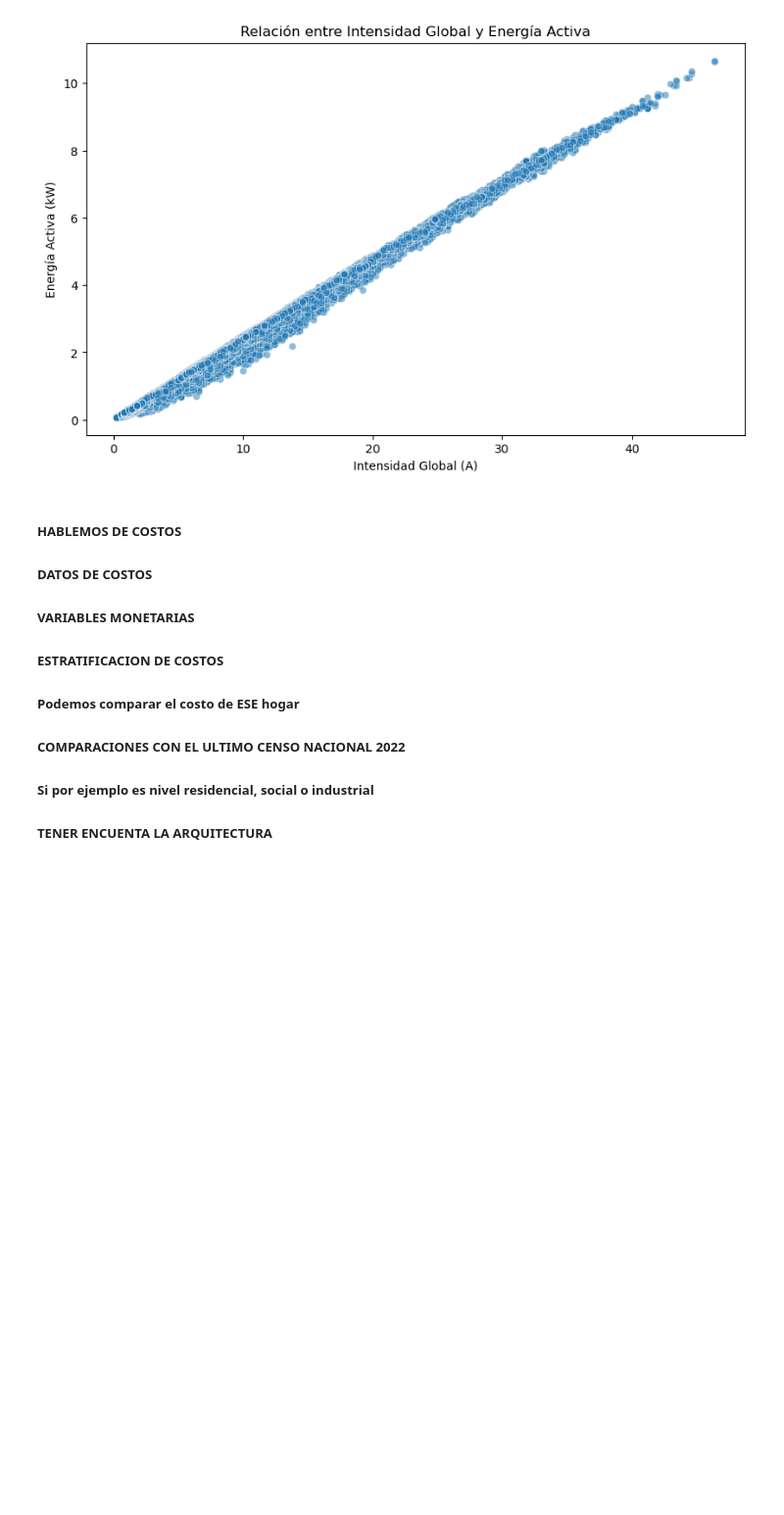
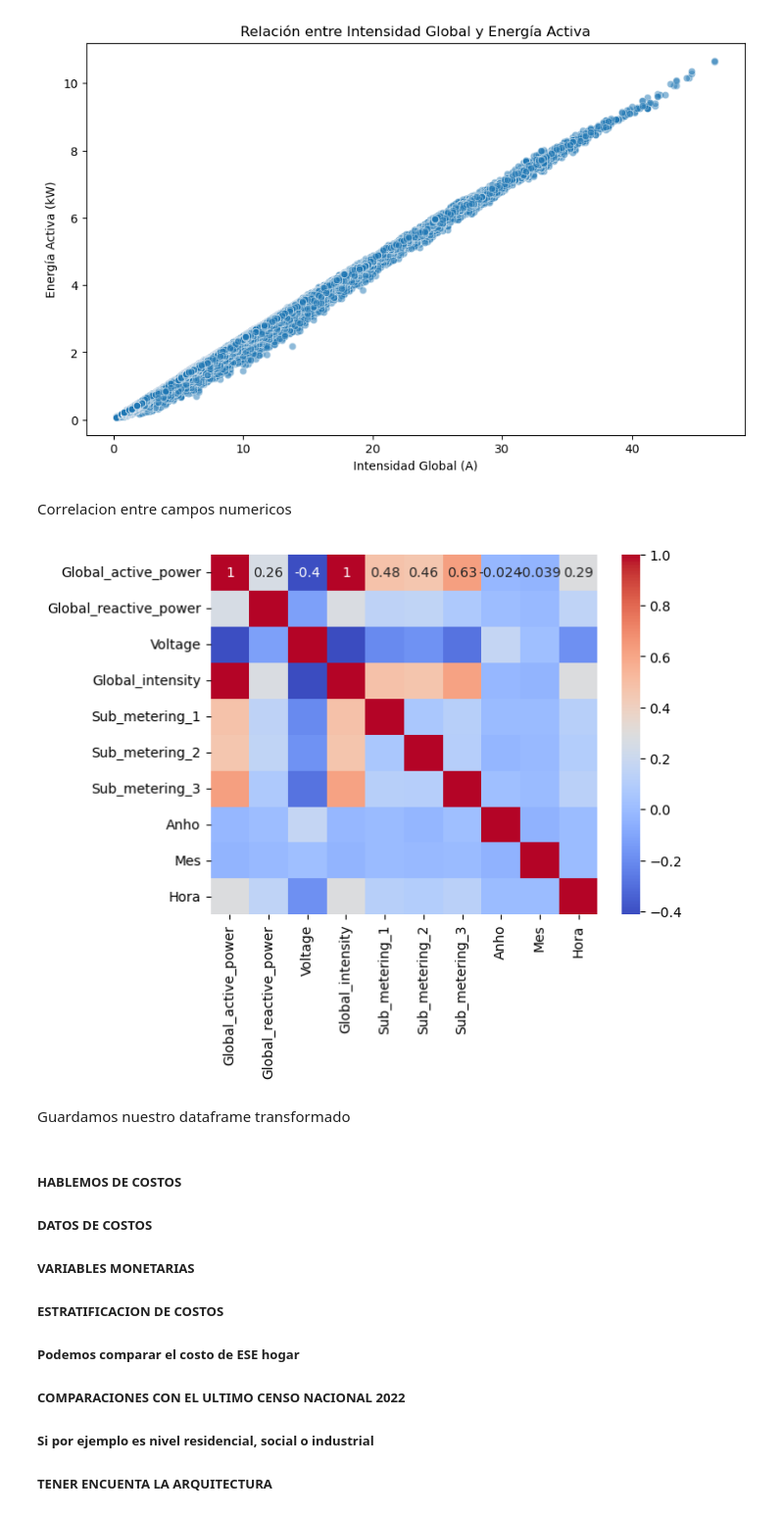
Before and after one commit to fedecano/Mitic-Grupo2-Consumo-Energetico-Hogares, a Jupyter notebook: AnalisisConsumoEnergeticoDomiciliario.ipynb, the cells around one changed output. Shown at 98% size. Cells and saved outputs as stored; diff of their text form; code cells hidden in the pictures; blank space fills up the shorter version.

```diff
--- a/AnalisisConsumoEnergeticoDomiciliario.ipynb
+++ b/AnalisisConsumoEnergeticoDomiciliario.ipynb
@@ -344,3 +421,14 @@ plt.show()
 # %% [output]
 [figure]
 [figure]
+# %% [markdown]
+Correlacion entre campos numericos
+# %%
+# Mapa de calor
+df_numerico = df.select_dtypes(include=['number']) #tomamos las columnas numericas
+sns.heatmap(df_numerico.corr(), annot=True, cmap='coolwarm')
+plt.show()
+# %% [output]
+[figure, added]
+# %% [markdown]
+Guardamos nuestro dataframe transformado
```
Also changed, not shown: parts of 29 cells of this notebook, 1 other file.
